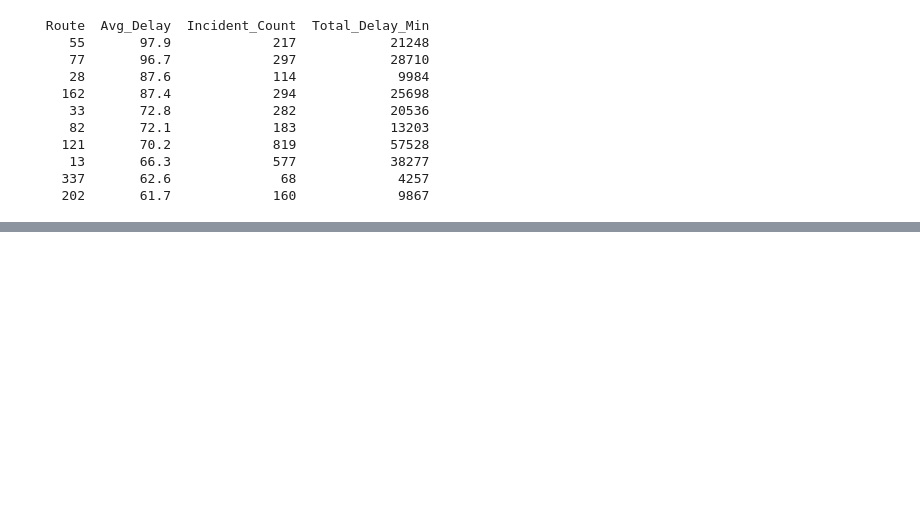
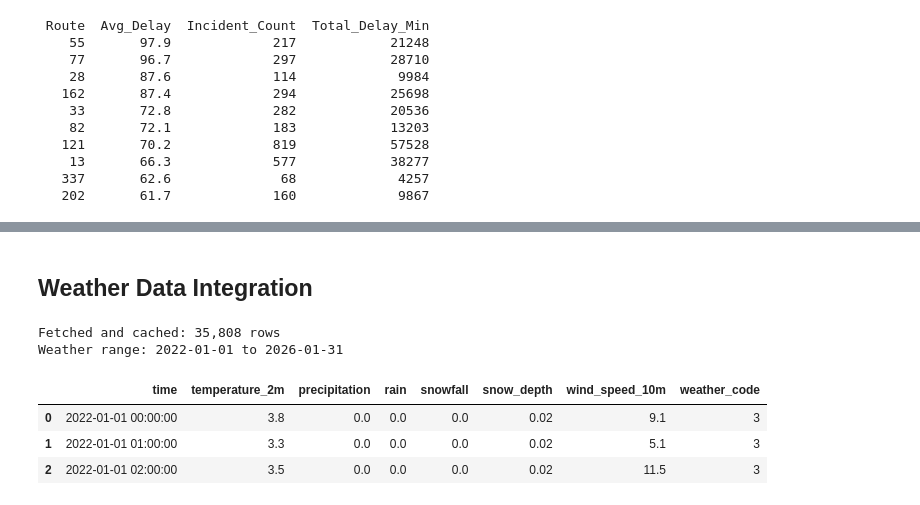
Before and after one commit to jasonqiu0/ttc-delay-analysis, a Jupyter notebook: bus.ipynb, the cells around one changed output, grey strips where cells are left out. Cells and saved outputs as stored; diff of their text form; code cells hidden in the pictures; blank space fills up the shorter version.

```diff
--- a/bus.ipynb
+++ b/bus.ipynb
@@ -555,0 +605,29 @@ print(route_avg_filtered[["Route","Avg_Delay","Incident_Count","Total_Delay_Min"
+# %% [markdown]
+## Weather Data Integration
+# %%
+
+url = "https://archive-api.open-meteo.com/v1/archive"
+params = {
+    "latitude" : 43.6532,
+    "longitude": -79.3832,
+    "start_date": "2022-01-01",
+    "end_date"  : END_DATE,
+    "hourly"    : "temperature_2m,precipitation,rain,snowfall,snow_depth,wind_speed_10m,weather_code",
+    "timezone"  : "America/Toronto",
+}
+resp = requests.get(url, params=params, timeout=90)
+resp.raise_for_status()
+df_weather = pd.DataFrame(resp.json()["hourly"])
+df_weather["time"] = pd.to_datetime(df_weather["time"])
+df_weather.to_csv(WEATHER_CACHE, index=False)
+print(f"Fetched and cached: {len(df_weather):,} rows")
+
+print(f"Weather range: {df_weather['time'].min().date()} to {df_weather['time'].max().date()}")
+df_weather.head(3)
+# %% [output]
+Fetched and cached: 35,808 rows
+Weather range: 2022-01-01 to 2026-01-31
+|  | time | temperature_2m | precipitation | rain | snowfall | snow_depth | wind_speed_10m | weather_code |
+| 0 | 2022-01-01 00:00:00 | 3.8 | 0.0 | 0.0 | 0.0 | 0.02 | 9.1 | 3 |
+| 1 | 2022-01-01 01:00:00 | 3.3 | 0.0 | 0.0 | 0.0 | 0.02 | 5.1 | 3 |
+| 2 | 2022-01-01 02:00:00 | 3.5 | 0.0 | 0.0 | 0.0 | 0.02 | 11.5 | 3 |
```
Also changed, not shown: parts of 4 cells of this notebook.
